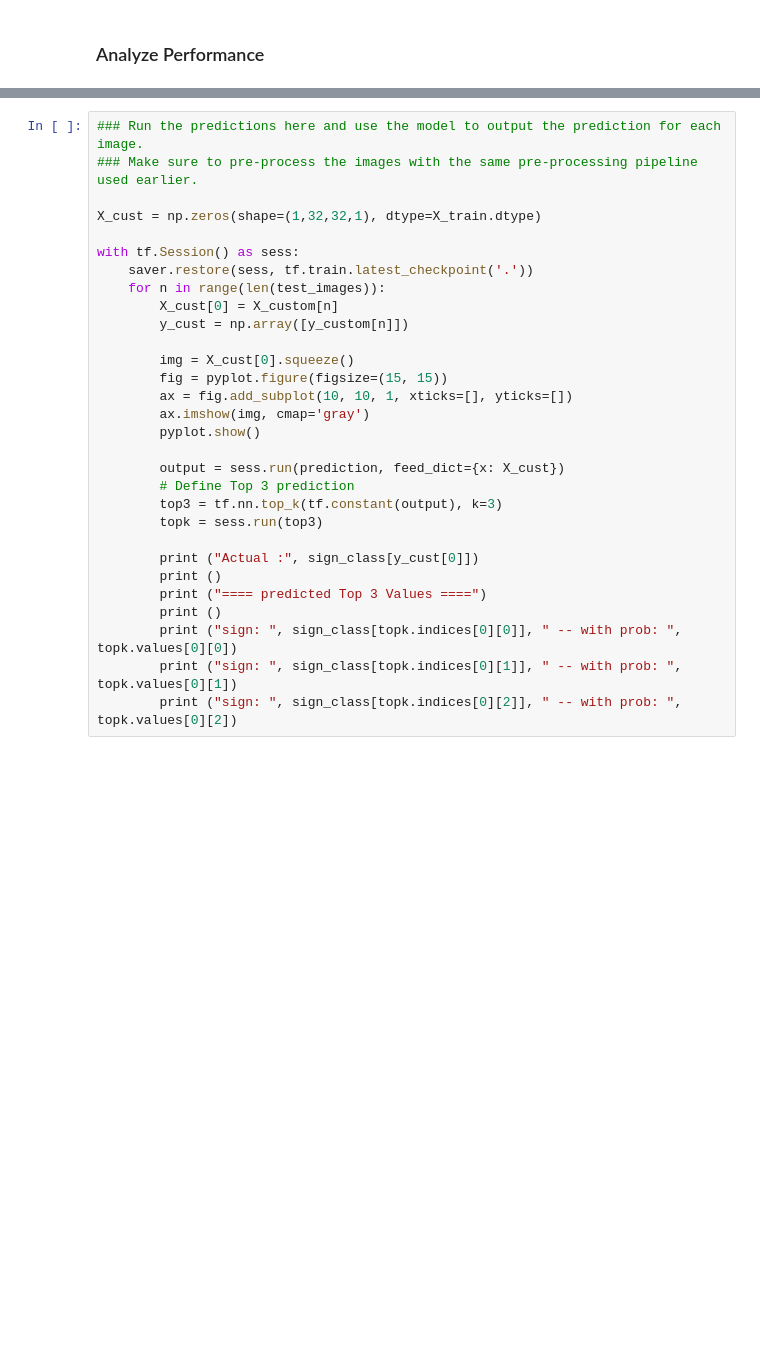
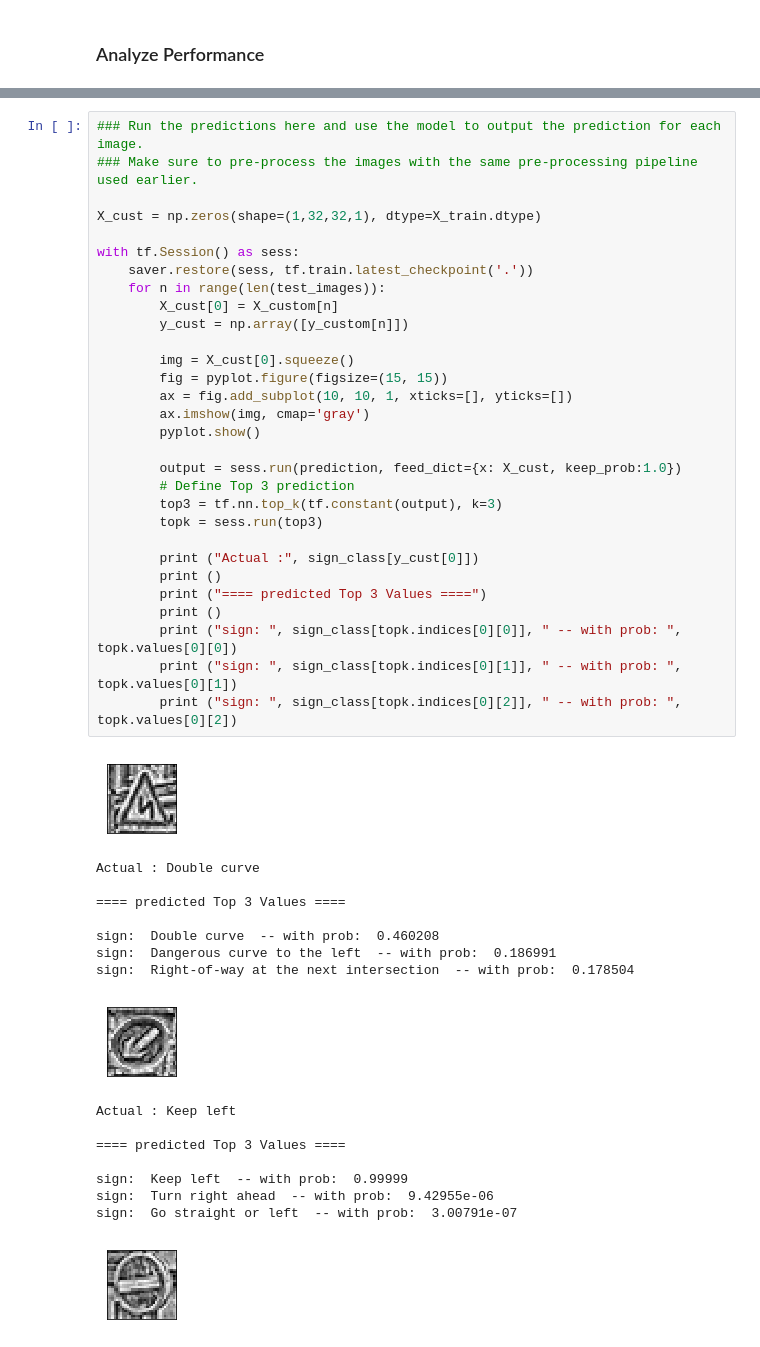
Before and after one commit to arpitbaheti/SDC1-P2, a Jupyter notebook: Traffic_Sign_Classifier.ipynb, the cells around one changed output, grey strips where cells are left out. Saved outputs shown, nothing was run; the diff lists cells and outputs as text; blank space fills up the shorter version.

```diff
--- a/Traffic_Sign_Classifier.ipynb
+++ b/Traffic_Sign_Classifier.ipynb
@@ -490,30 +546,48 @@ with tf.Session() as sess:
 # %%
 ### Run the predictions here and use the model to output the prediction for each image.
 ### Make sure to pre-process the images with the same pre-processing pipeline used earlier.
 
 X_cust = np.zeros(shape=(1,32,32,1), dtype=X_train.dtype)
 
 with tf.Session() as sess:
     saver.restore(sess, tf.train.latest_checkpoint('.'))
     for n in range(len(test_images)):
         X_cust[0] = X_custom[n]
         y_cust = np.array([y_custom[n]])
 
         img = X_cust[0].squeeze()
         fig = pyplot.figure(figsize=(15, 15))
         ax = fig.add_subplot(10, 10, 1, xticks=[], yticks=[])
         ax.imshow(img, cmap='gray')
         pyplot.show()
 
-        output = sess.run(prediction, feed_dict={x: X_cust})
+        output = sess.run(prediction, feed_dict={x: X_cust, keep_prob:1.0})
         # Define Top 3 prediction
         top3 = tf.nn.top_k(tf.constant(output), k=3)
         topk = sess.run(top3)
 
         print ("Actual :", sign_class[y_cust[0]])
         print ()
         print ("==== predicted Top 3 Values ====")
         print ()
         print ("sign: ", sign_class[topk.indices[0][0]], " -- with prob: ", topk.values[0][0])
         print ("sign: ", sign_class[topk.indices[0][1]], " -- with prob: ", topk.values[0][1])
         print ("sign: ", sign_class[topk.indices[0][2]], " -- with prob: ", topk.values[0][2])
+# %% [output]
+[figure, added]
+Actual : Double curve
+
+==== predicted Top 3 Values ====
+
+sign:  Double curve  -- with prob:  0.460208
+sign:  Dangerous curve to the left  -- with prob:  0.186991
+sign:  Right-of-way at the next intersection  -- with prob:  0.178504
+[figure, added]
+Actual : Keep left
+
+==== predicted Top 3 Values ====
+
+sign:  Keep left  -- with prob:  0.99999
+sign:  Turn right ahead  -- with prob:  9.42955e-06
+sign:  Go straight or left  -- with prob:  3.00791e-07
+[figure, added]
```
Also changed, not shown: parts of 12 cells of this notebook, 3 other files.
